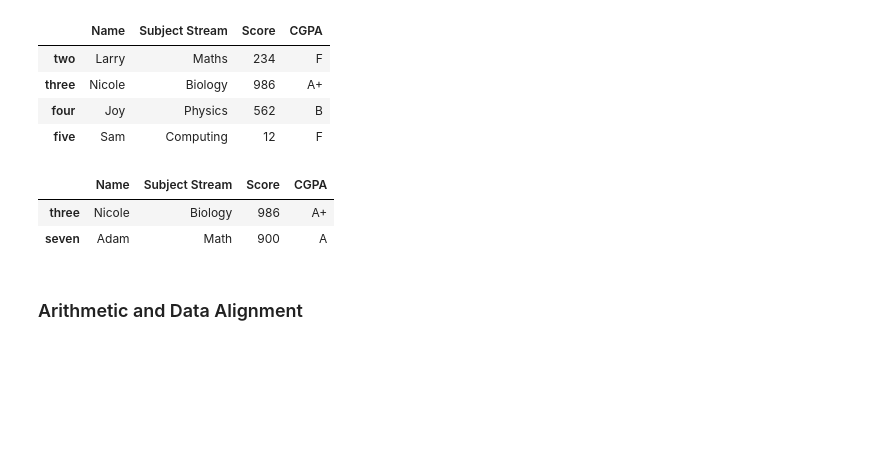
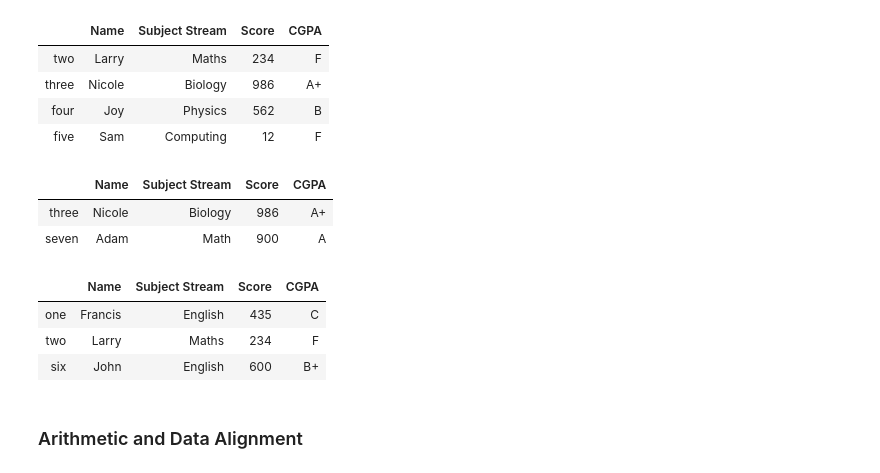
Before and after one commit to akshayjaryal603/Numpy_and_Pandas_Tutorial, a Jupyter notebook: pandas-Starter_Series_DataFrame.ipynb, the cells around one changed output. Saved outputs shown, nothing was run; the diff lists cells and outputs as text; code cells hidden in the pictures; blank space fills up the shorter version.

```diff
--- a/pandas-Starter_Series_DataFrame.ipynb
+++ b/pandas-Starter_Series_DataFrame.ipynb
@@ -829,6 +861,13 @@ d1[(d1['CGPA']=='A')|(d1['CGPA']=='A+')]
 |  | Name | Subject Stream | Score | CGPA |
 | three | Nicole | Biology | 986 | A+ |
 | seven | Adam | Math | 900 | A |
+# %%
+d1[(d1['Subject Stream'] == 'Maths') | (d1['Subject Stream'] == 'English')]
+# %% [output]
+|  | Name | Subject Stream | Score | CGPA |
+| one | Francis | English | 435 | C |
+| two | Larry | Maths | 234 | F |
+| six | John | English | 600 | B+ |
 # %% [markdown]
 ### Arithmetic and Data Alignment
 # %%
```
Also changed, not shown: parts of 54 cells of this notebook, 4 other files.
